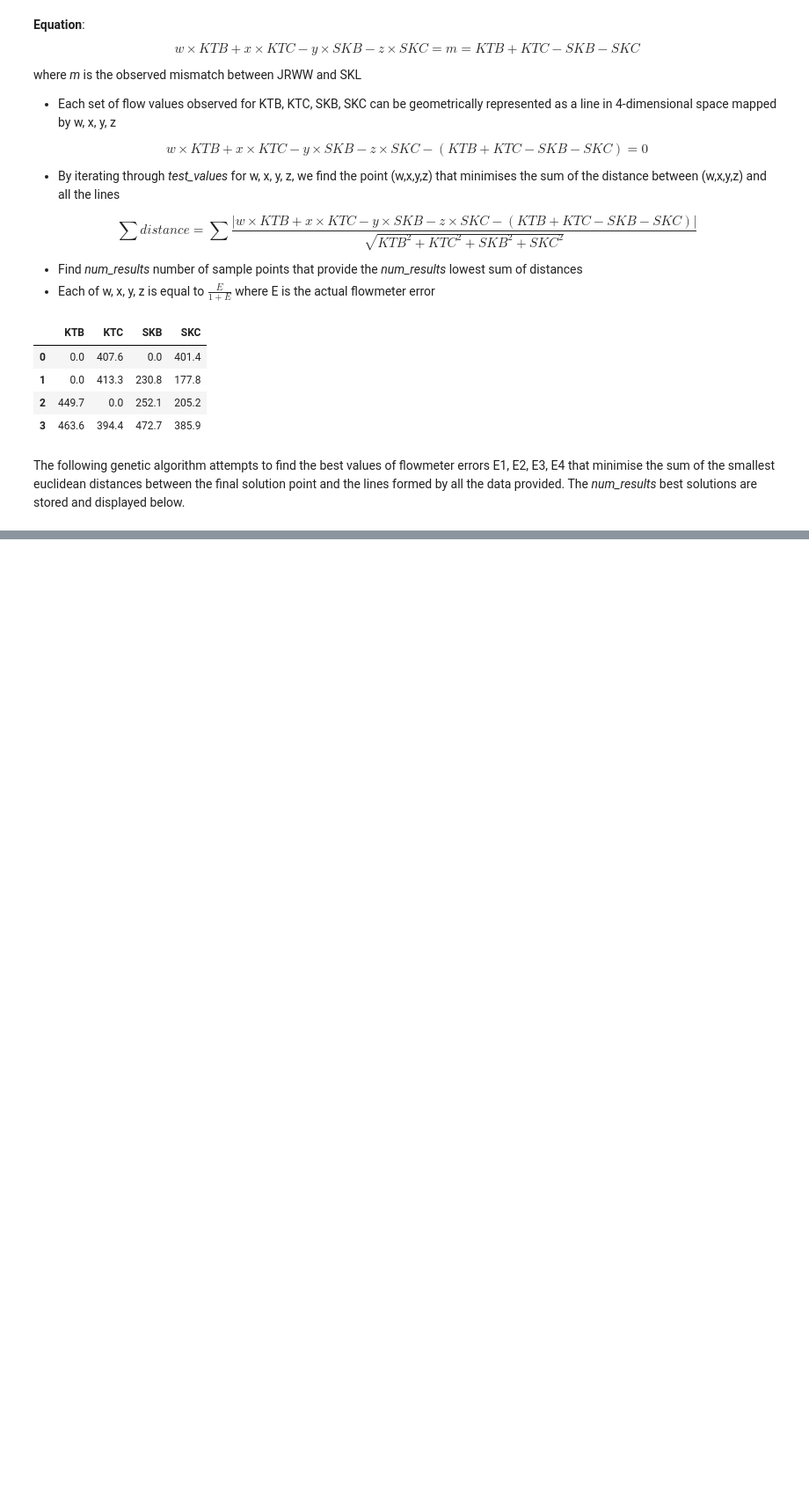
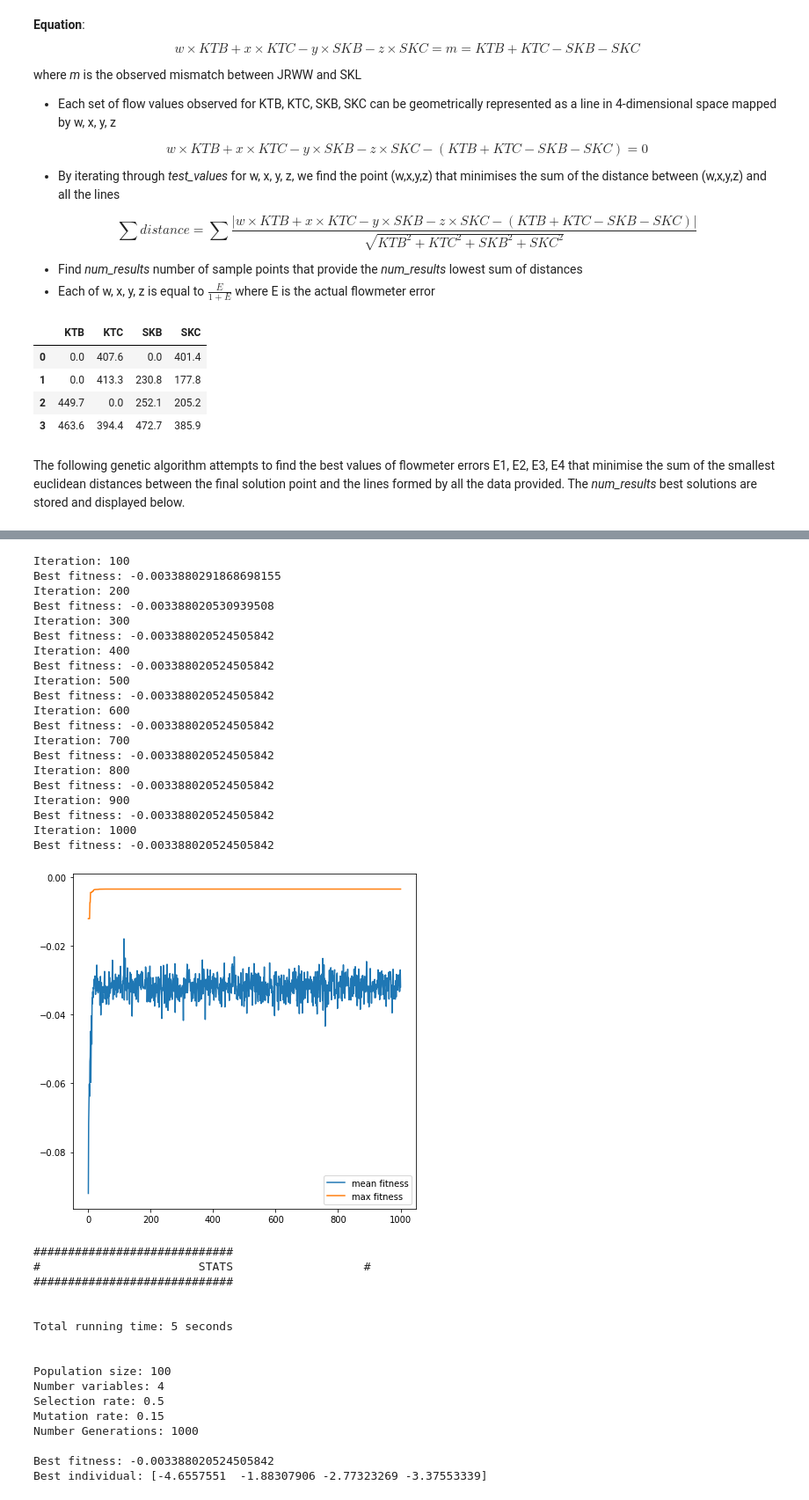
Before and after one commit to darylyong/Flow-Error, a Jupyter notebook: flowerror_selected_ga.ipynb, the cells around one changed output, grey strips where cells are left out. Shown at 88% size. Drawn from its saved outputs; the diff is of its cells as text; code cells hidden in the pictures; blank space fills up the shorter version.

```diff
--- a/flowerror_selected_ga.ipynb
+++ b/flowerror_selected_ga.ipynb
@@ -132,0 +173,40 @@ Wall time: 9.38 s
+# %%
+solver.solve()
+# %% [output]
+Iteration: 100
+Best fitness: -0.0033880291868698155
+Iteration: 200
+Best fitness: -0.003388020530939508
+Iteration: 300
+Best fitness: -0.003388020524505842
+Iteration: 400
+Best fitness: -0.003388020524505842
+Iteration: 500
+Best fitness: -0.003388020524505842
+Iteration: 600
+Best fitness: -0.003388020524505842
+Iteration: 700
+Best fitness: -0.003388020524505842
+Iteration: 800
+Best fitness: -0.003388020524505842
+Iteration: 900
+Best fitness: -0.003388020524505842
+Iteration: 1000
+Best fitness: -0.003388020524505842
+[figure, added]
+#############################
+#                       STATS                   #
+#############################
+
+
+Total running time: 5 seconds
+
+
+Population size: 100
+Number variables: 4
+Selection rate: 0.5
+Mutation rate: 0.15
+Number Generations: 1000
+
+Best fitness: -0.003388020524505842
+Best individual: [-4.6557551  -1.88307906 -2.77323269 -3.37553339]
```
Also changed, not shown: parts of 3 cells of this notebook.
